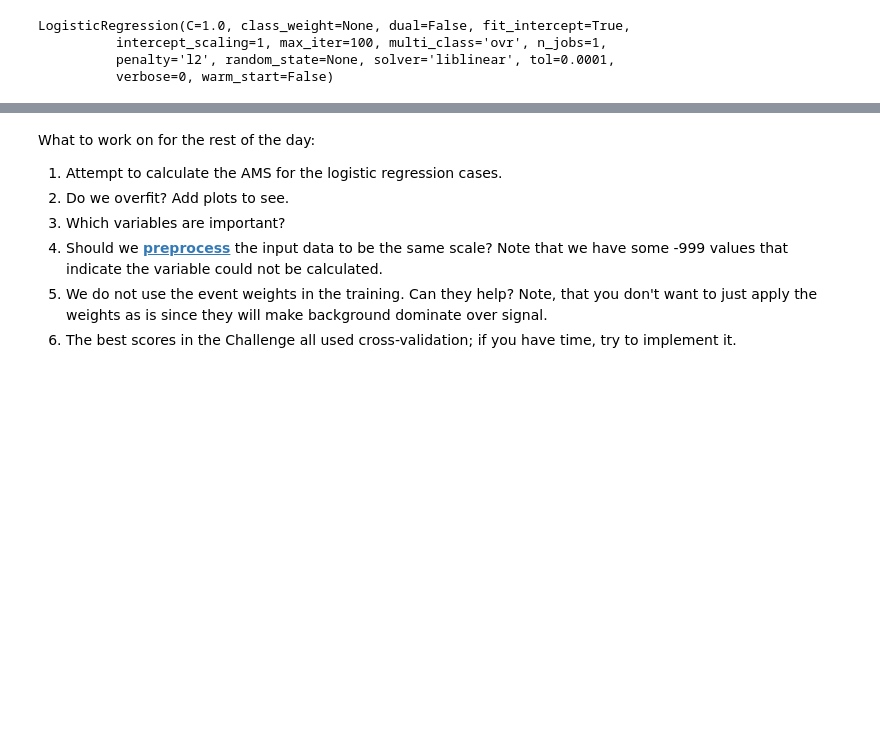
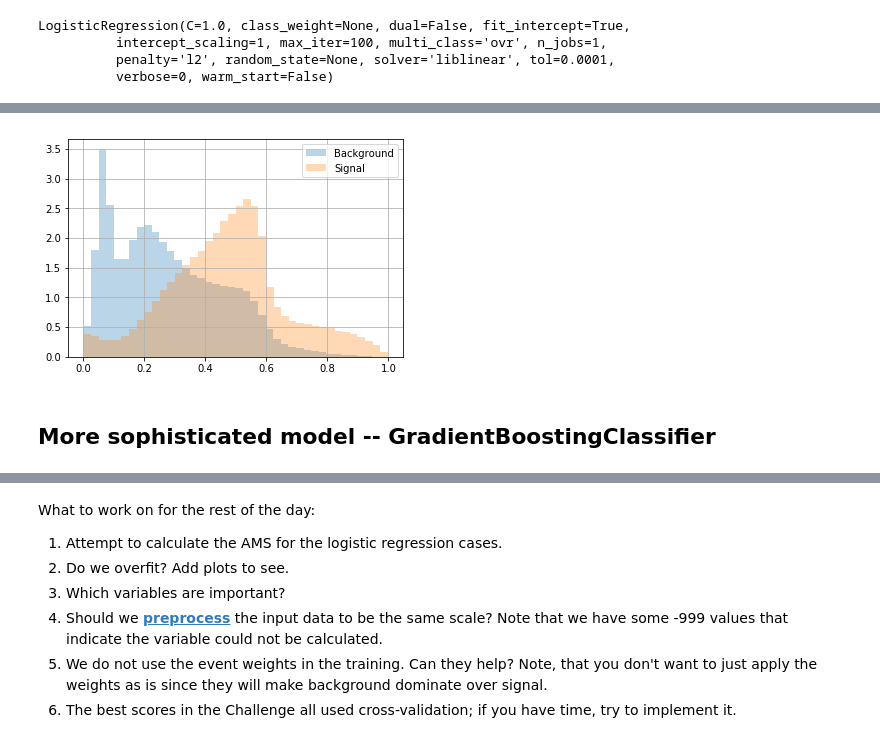
Before and after one commit to gdxd/LMU_DA_ML_19, a Jupyter notebook: HiggsChallenge.ipynb, the cells around one changed output, grey strips where cells are left out. Saved outputs shown, nothing was run; the diff lists cells and outputs as text; code cells hidden in the pictures; blank space fills up the shorter version.

```diff
--- a/HiggsChallenge.ipynb
+++ b/HiggsChallenge.ipynb
@@ -250,0 +239,7 @@ lr2.score(X_test.loc[:,:'DER_pt_tot'], y_test)
+# %%
+# check prob dist
+plot_proba( df, lr2, X.loc[:,:'DER_pt_tot'])
+# %% [output]
+[figure, added]
+# %% [markdown]
+## More sophisticated model -- GradientBoostingClassifier
```
Also changed, not shown: parts of 40 cells of this notebook.
